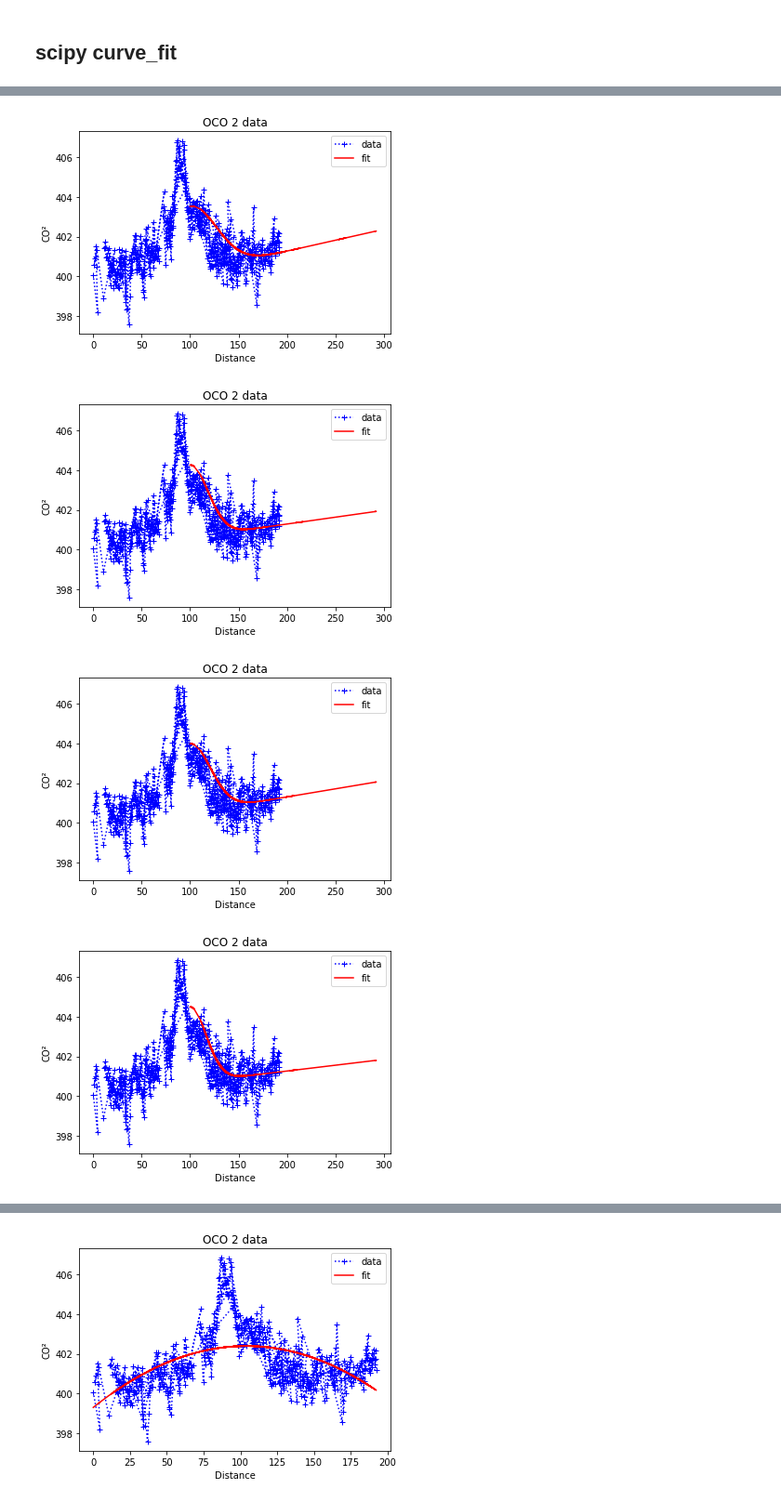
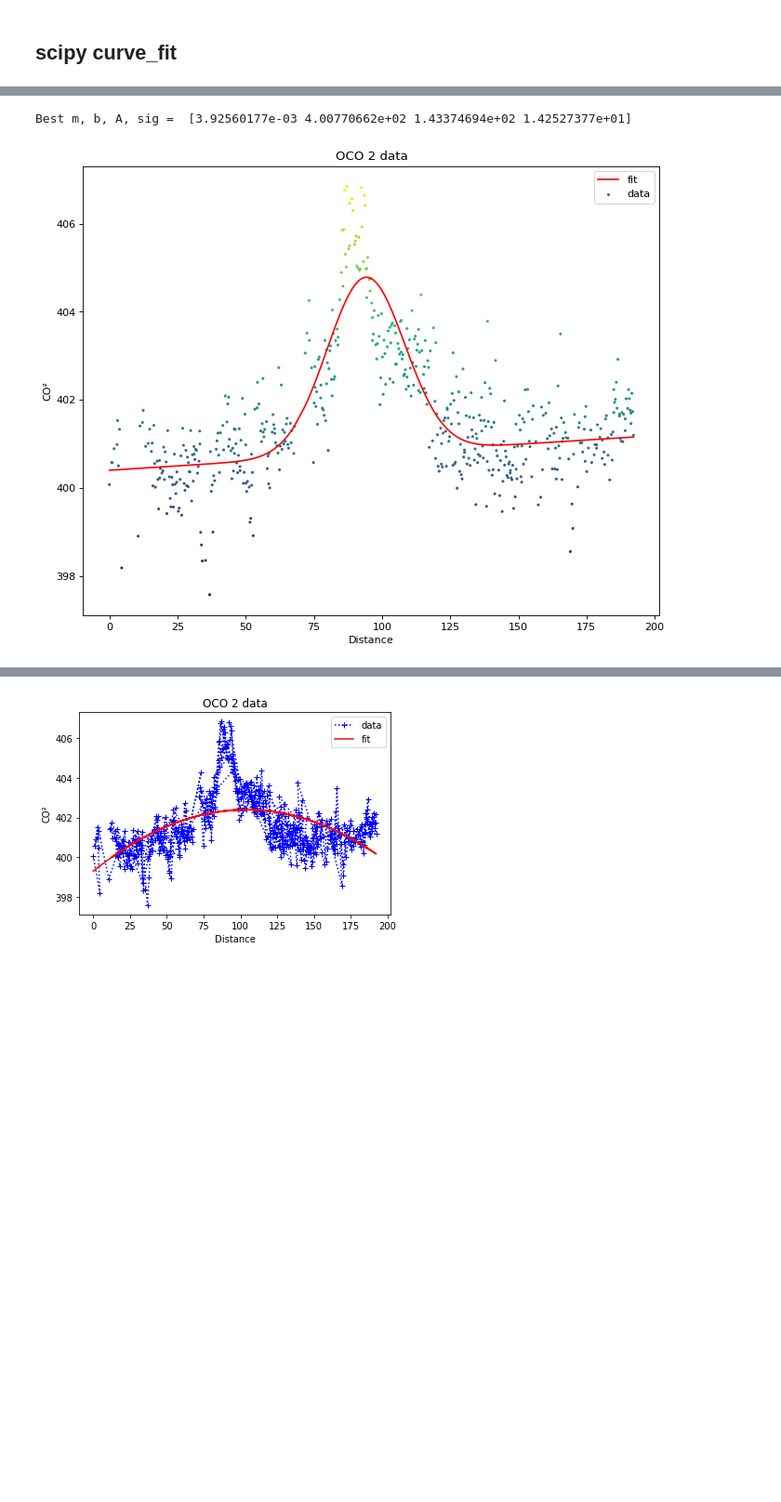
Before and after one commit to dataforgoodfr/batch7_satellite_ges, a Jupyter notebook: notebooks/Laiwu_Plume.ipynb, the cells around one changed output, grey strips where cells are left out. Shown at 93% size. Drawn from its saved outputs; the diff is of its cells as text; code cells hidden in the pictures; blank space fills up the shorter version.

Commit message:
Laiwu plume analysis

```diff
--- a/notebooks/Laiwu_Plume.ipynb
+++ b/notebooks/Laiwu_Plume.ipynb
@@ -170,6 +170,7 @@ data_laiwu.plot.scatter(x='distance', y='xco2')
 # %% [markdown]
 ## scipy curve_fit
 # %%
+data_laiwu = data_laiwu.sort_values(by=['distance']).reindex()
 data_laiwu.head(3)
 # %% [output]
 |  | sounding_id | latitude | longitude | xco2 | xco2_uncert | orbit | windspeed_u | windspeed_v | date | ... |
@@ -194,20 +195,22 @@ y = data_laiwu['xco2']
 window = 200
 good_find = 0
 popt_saved, pcov_saved = [], []
-def func(x, m, b, A, sig): return m * x + b + A / (sig * (2 * np.pi)**0.5) * np.exp(-x**2 / (2*sig**2))
+soundings, sigmas = [], []
+def func(x, m, b, A, sig):
+    return m * x + b + A / (sig * (2 * np.pi)**0.5) * np.exp(-x**2 / (2*sig**2))
+
 try:
     for i, j in enumerate(data_laiwu.index):
         if i > 10:
             #print(i)
             if str(i)[-1] != '0':
                 continue
-        med_temp = np.median(y)
-        std_temp = np.std(y)
+        med_temp = np.median(data_laiwu['xco2'])
+        std_temp = np.std(data_laiwu['xco2'])
         data_laiwu['xco2_enhancement'] = data_laiwu['xco2'] - med_temp
         p0 = (0.,med_temp,30*data_laiwu.loc[j,'xco2_enhancement'],10.)
-        #p0 = (0.,med_temp,30*data_laiwu.loc[2069837,'xco2'],10.)
         d_centered = data_laiwu['distance'] - data_laiwu.loc[j, 'distance']
-        popt, pcov = curve_fit(func, d_centered, y, sigma = data_laiwu['xco2_uncert'], p0 = p0, maxfev=20000)
+        popt, pcov = curve_fit(func, d_centered, data_laiwu['xco2'], sigma = data_laiwu['xco2_uncert'], p0 = p0, maxfev=20000)
         sig = abs(popt[3])  # sigma of the Gaussian (km)
         if sig < 2 : continue  # too narrow
         if 3*sig > window / 2.: continue  # too large
@@ -217,7 +220,7 @@ try:
         d_backg = d_good_temp[(d_centered < -2*sig) | (d_centered > 2*sig)]
         d_peak = d_good_temp[(d_centered >= -4*sig) & (d_centered <= 4*sig)]
         d_peak_distance = d_peak['distance'] - d_good.loc[j, 'distance']
-        # we want at least 1 1-km-sounding per km on average on both sides of the peak within 2 sigmas et between 2 and 3 sigmas
+        # we want at least 1 1-km-sounding per km on average on both sides of the peak within 2 sigmas and between 2 and 3 sigmas
         if len(d_good_temp[(d_centered >= -1*sig) & (d_centered <= 0)]) < int(sig): continue
         if len(d_good_temp[(d_centered <= 1*sig) & (d_centered >= 0)]) < int(sig): continue
         if len(d_good_temp[(d_centered >= -3*sig) & (d_centered <= -2*sig)]) < int(sig): continue
@@ -226,7 +229,9 @@ try:
         R = np.corrcoef(func(d_peak_distance,*popt), d_peak['xco2'])
         if R[0,1]**2 < 0.25 : continue
         good_find += 1
-        print(j, good_find, sig, delta,R)
+        print('index',j, 'Number of good fit',good_find, 'Sigma:', sig, 'Ampleur de l\'émission de CO²:',delta,'Coef de coreflation',R)
+        soundings.append(j)
+        sigmas.append(sig)
         popt_saved.append(popt)
         pcov_saved.append(pcov)
 except RuntimeError:
@@ -275,15 +264,18 @@ Name: distance, Length: 548, dtype: float64
 # %%
 %matplotlib inline
-for popt in popt_saved:
-    plt.plot(x, y, 'b+:', label='data')
-    plt.plot(x+100, func(x, *popt), 'r-', label='fit')
-    plt.legend()
-    plt.title('OCO 2 data')
-    plt.xlabel('Distance')
-    plt.ylabel('CO²')
-    plt.show()
+from matplotlib.pyplot import figure
+figure(num=None, figsize=(10, 8), dpi=80, facecolor='w', edgecolor='k')
+
+index=np.argmin(sigmas)
+popt=popt_saved[index]
+print('Best m, b, A, sig = ', popt)
+plt.scatter(x, y, c=y, s=3, label='data')
+plt.plot(x, func(x = x-data_laiwu.loc[soundings[index], 'distance'], m=popt[0], b=popt[1], A=popt[2], sig=popt[3]), 'r', label='fit')
+plt.legend()
+plt.title('OCO 2 data')
+plt.xlabel('Distance')
+plt.ylabel('CO²')
+plt.show()
 # %% [output]
+Best m, b, A, sig =  [3.92560177e-03 4.00770662e+02 1.43374694e+02 1.42527377e+01]
-[figure, old version]
+[figure, new version]
-[figure, removed]
-[figure, removed]
-[figure, removed]
```
Also changed, not shown: parts of 5 cells of this notebook.
